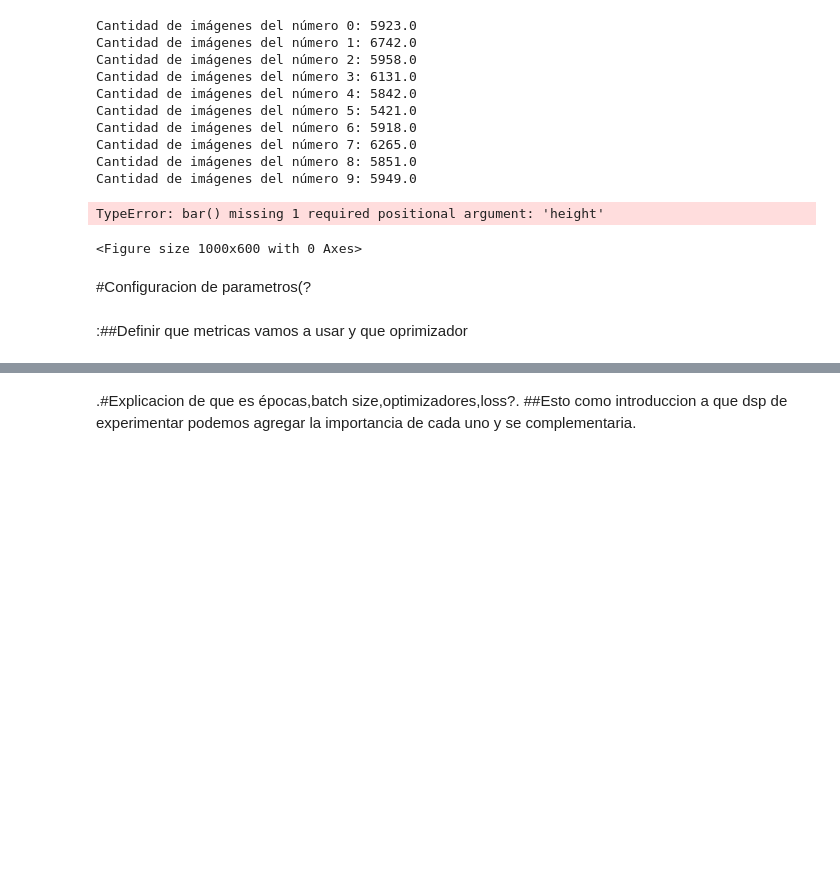
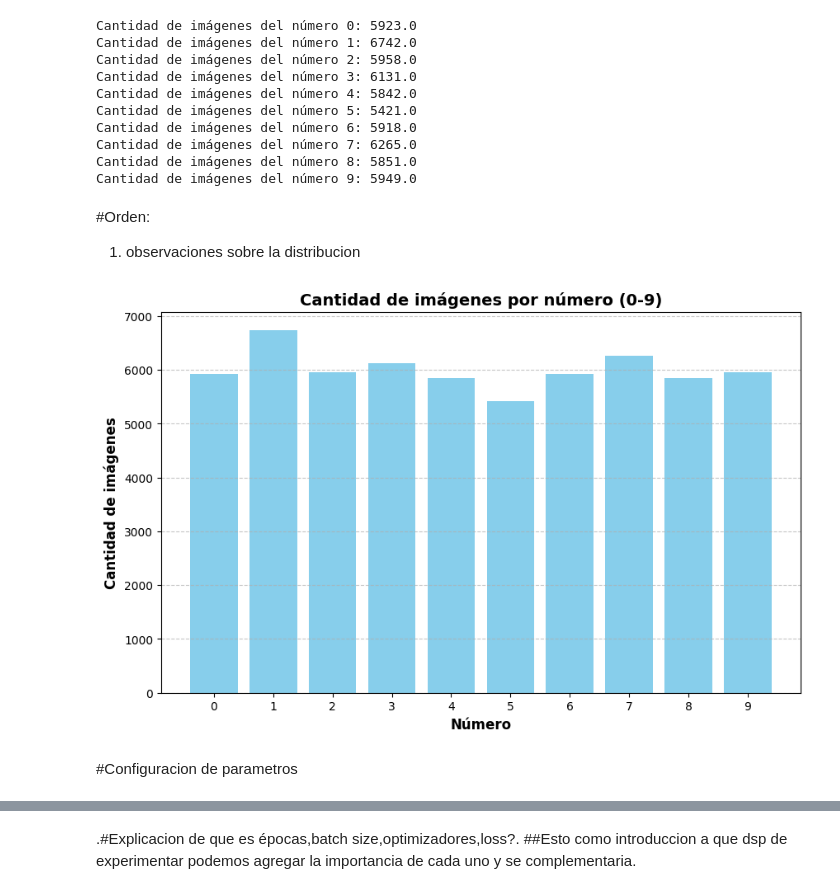
Before and after one commit to Nicolas-Nav/DeepLearning, a Jupyter notebook: DLY0100_Entrega_1_Equipo_1.ipynb, the cells around one changed output, grey strips where cells are left out. Cells and saved outputs as stored; diff of their text form; code cells hidden in the pictures; blank space fills up the shorter version.

Commit message:
Mejora de orden

```diff
--- a/DLY0100_Entrega_1_Equipo_1.ipynb
+++ b/DLY0100_Entrega_1_Equipo_1.ipynb
@@ -144,18 +147,20 @@ Cantidad de imágenes del número 6: 5918.0
 Cantidad de imágenes del número 7: 6265.0
 Cantidad de imágenes del número 8: 5851.0
 Cantidad de imágenes del número 9: 5949.0
+# %% [markdown]
+#Orden:
+
+1. observaciones sobre la distribucion
 # %%
 plt.figure(figsize=(10, 6))
-plt.bar( numimagen, color='skyblue')
+plt.bar(range(len(numimagen)), numimagen, color='skyblue')
 plt.title('Cantidad de imágenes por número (0-9)', fontsize=14, fontweight="bold")
 plt.xlabel('Número', fontsize=12, fontweight="bold")
 plt.ylabel('Cantidad de imágenes', fontsize=12, fontweight="bold")
 plt.grid(True, axis='y', linestyle='--', alpha=0.7)
+plt.xticks(range(10))
 plt.show()
 # %% [output]
-TypeError: bar() missing 1 required positional argument: 'height'
-<Figure size 1000x600 with 0 Axes>
+[figure, added]
 # %% [markdown]
-#Configuracion de parametros(?
+#Configuracion de parametros
-# %% [markdown]
-:##Definir que metricas vamos a usar y que oprimizador
```
Also changed, not shown: parts of 14 cells of this notebook.
